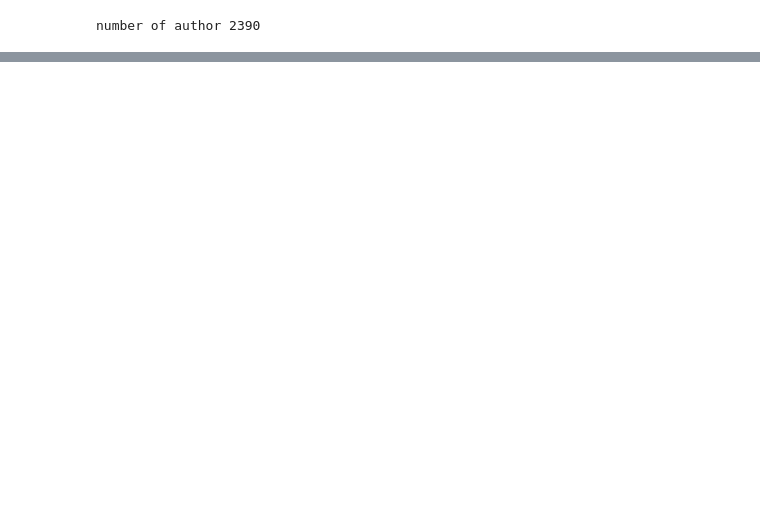
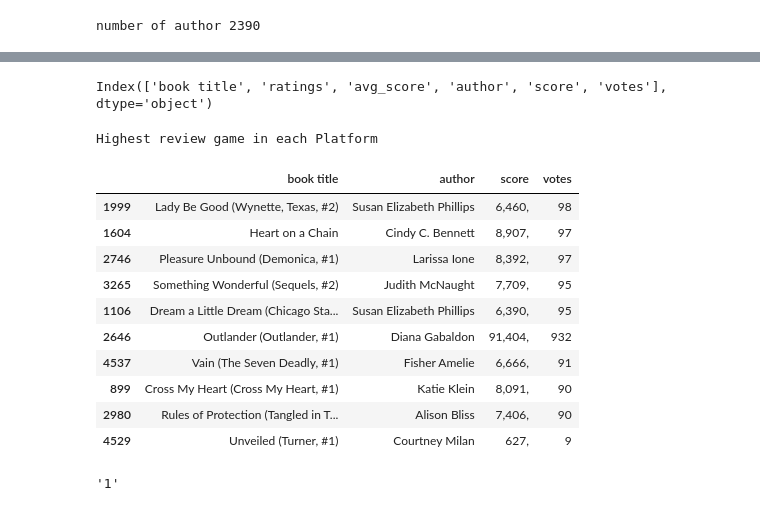
Before and after one commit to chandru1003/Data--Projects, a Jupyter notebook: Web scraping/Goodreads/Goodreads Web-Scraping.ipynb, the cells around one changed output, grey strips where cells are left out. Saved outputs shown, nothing was run; the diff lists cells and outputs as text; code cells hidden in the pictures; blank space fills up the shorter version.

```diff
--- a/Web scraping/Goodreads/Goodreads Web-Scraping.ipynb
+++ b/Web scraping/Goodreads/Goodreads Web-Scraping.ipynb
@@ -260,0 +318,25 @@ number of author 2390
+# %%
+data.columns
+# %% [output]
+Index(['book title', 'ratings', 'avg_score', 'author', 'score', 'votes'], dtype='object')
+# %%
+dfvalued=data.groupby(['book title','author','score'],as_index=False).votes.max()
+print("Highest review game in each Platform")
+dfvalued.sort_values(by="votes",ascending=False).head(10)
+# %% [output]
+Highest review game in each Platform
+|  | book title | author | score | votes |
+| 1999 | Lady Be Good (Wynette, Texas, #2) | Susan Elizabeth Phillips | 6,460, | 98 |
+| 1604 | Heart on a Chain | Cindy C. Bennett | 8,907, | 97 |
+| 2746 | Pleasure Unbound (Demonica, #1) | Larissa Ione | 8,392, | 97 |
+| 3265 | Something Wonderful (Sequels, #2) | Judith McNaught | 7,709, | 95 |
+| 1106 | Dream a Little Dream (Chicago Sta... | Susan Elizabeth Phillips | 6,390, | 95 |
+| 2646 | Outlander (Outlander, #1) | Diana Gabaldon | 91,404, | 932 |
+| 4537 | Vain (The Seven Deadly, #1) | Fisher Amelie | 6,666, | 91 |
+| 899 | Cross My Heart (Cross My Heart, #1) | Katie Klein | 8,091, | 90 |
+| 2980 | Rules of Protection (Tangled in T... | Alison Bliss | 7,406, | 90 |
+| 4529 | Unveiled (Turner, #1) | Courtney Milan | 627, | 9 |
+# %%
+data['votes'].value_counts().idxmax()
+# %% [output]
+'1'
```
Also changed, not shown: parts of 12 cells of this notebook.
